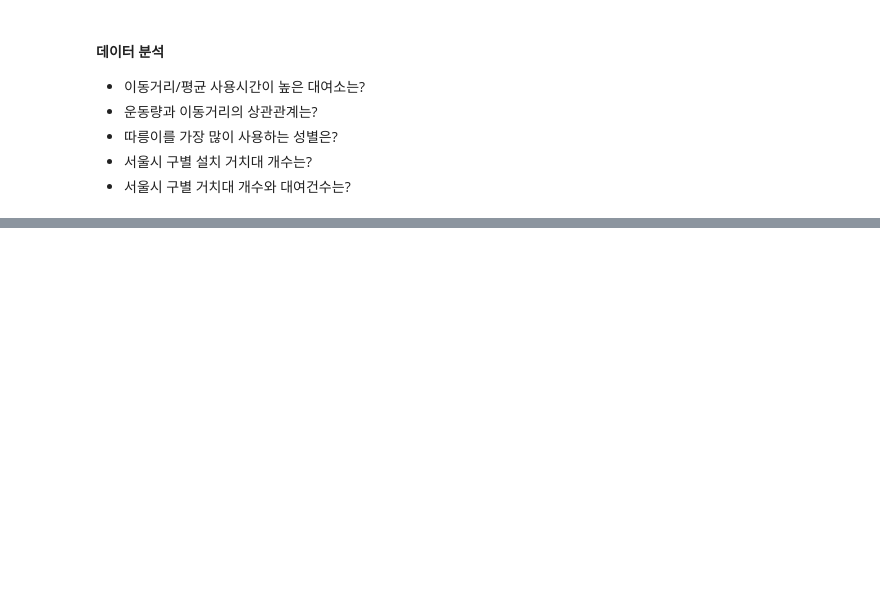
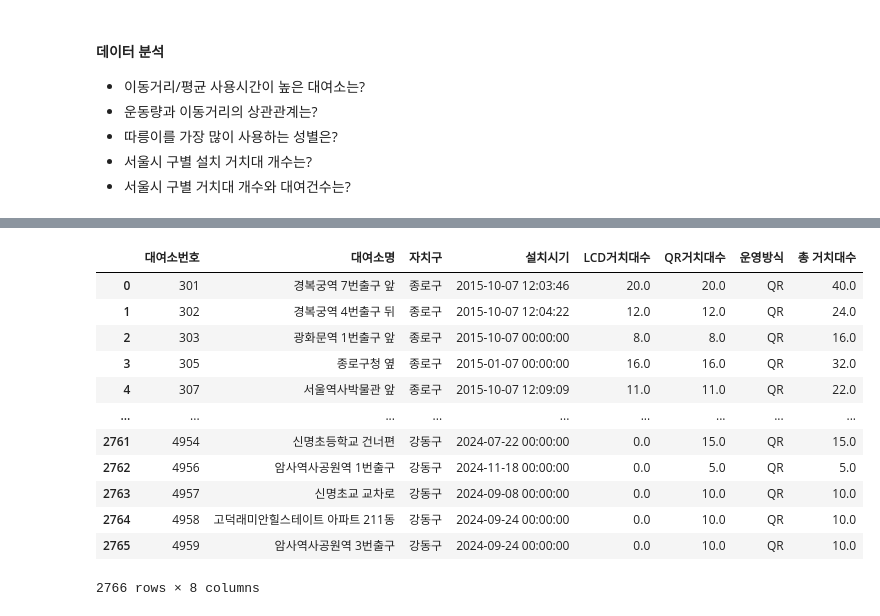
Before and after one commit to yhs02252/pandassource, a Jupyter notebook: 자전거.ipynb, the cells around one changed output, grey strips where cells are left out. Cells and saved outputs as stored; diff of their text form; code cells hidden in the pictures; blank space fills up the shorter version.

```diff
--- a/자전거.ipynb
+++ b/자전거.ipynb
@@ -339,0 +449,18 @@ dtype: object
+# %%
+# 총 거치대수 = LCD거치대수 + QR거치대수
+bike_df["총 거치대수"] = bike_df["LCD거치대수"]+bike_df["QR거치대수"]
+bike_df
+# %% [output]
+|  | 대여소번호 | 대여소명 | 자치구 | 설치시기 | LCD거치대수 | QR거치대수 | 운영방식 | 총 거치대수 |
+| 0 | 301 | 경복궁역 7번출구 앞 | 종로구 | 2015-10-07 12:03:46 | 20.0 | 20.0 | QR | 40.0 |
+| 1 | 302 | 경복궁역 4번출구 뒤 | 종로구 | 2015-10-07 12:04:22 | 12.0 | 12.0 | QR | 24.0 |
+| 2 | 303 | 광화문역 1번출구 앞 | 종로구 | 2015-10-07 00:00:00 | 8.0 | 8.0 | QR | 16.0 |
+| 3 | 305 | 종로구청 옆 | 종로구 | 2015-01-07 00:00:00 | 16.0 | 16.0 | QR | 32.0 |
+| 4 | 307 | 서울역사박물관 앞 | 종로구 | 2015-10-07 12:09:09 | 11.0 | 11.0 | QR | 22.0 |
+| ... | ... | ... | ... | ... | ... | ... | ... | ... |
+| 2761 | 4954 | 신명초등학교 건너편 | 강동구 | 2024-07-22 00:00:00 | 0.0 | 15.0 | QR | 15.0 |
+| 2762 | 4956 | 암사역사공원역 1번출구 | 강동구 | 2024-11-18 00:00:00 | 0.0 | 5.0 | QR | 5.0 |
+| 2763 | 4957 | 신명초교 교차로 | 강동구 | 2024-09-08 00:00:00 | 0.0 | 10.0 | QR | 10.0 |
+| 2764 | 4958 | 고덕래미안힐스테이트 아파트 211동 | 강동구 | 2024-09-24 00:00:00 | 0.0 | 10.0 | QR | 10.0 |
+| 2765 | 4959 | 암사역사공원역 3번출구 | 강동구 | 2024-09-24 00:00:00 | 0.0 | 10.0 | QR | 10.0 |
+2766 rows × 8 columns
```
Also changed, not shown: parts of 18 cells of this notebook, 8 other files.
